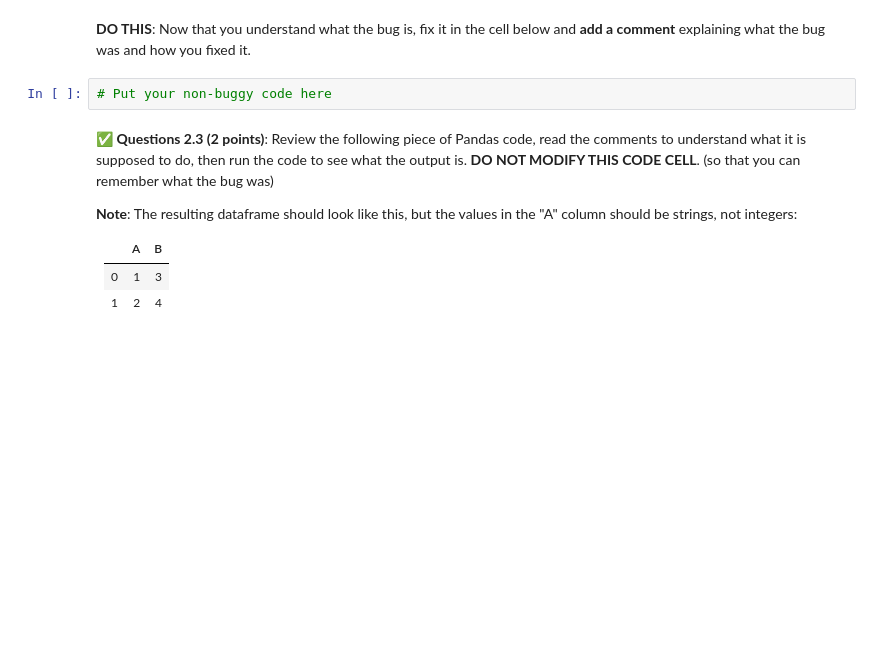
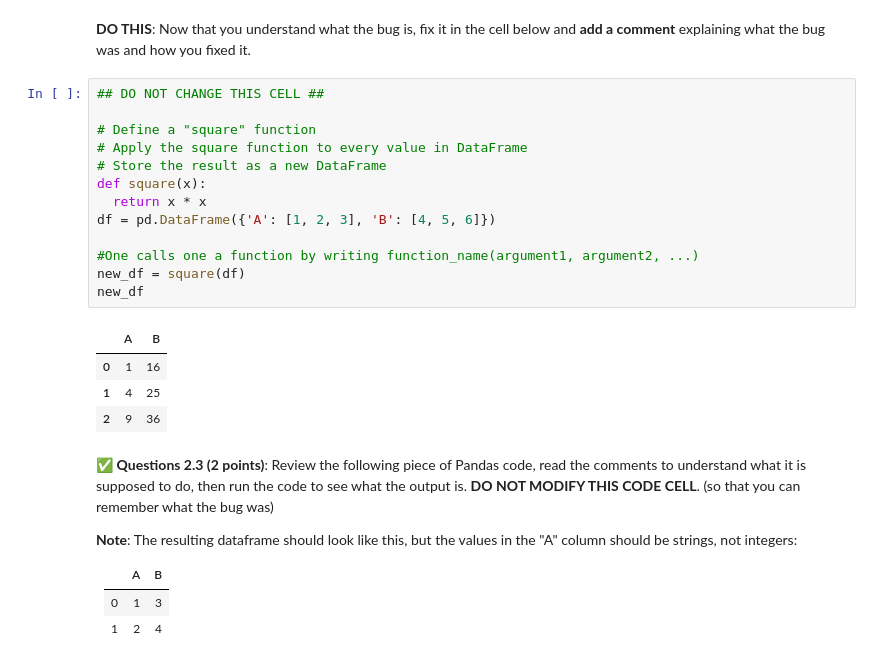
Before and after one commit to Jlozano351/CMSE202-s24-turnin, a Jupyter notebook: hw-01/HW-01_GitPracticeDebuggingPythonPackagesAndClasses-Juan José Lozano González.ipynb, the cells around one changed output. Saved outputs shown, nothing was run; the diff lists cells and outputs as text; blank space fills up the shorter version.

```diff
--- a/hw-01/HW-01_GitPracticeDebuggingPythonPackagesAndClasses-Juan José Lozano González.ipynb
+++ b/hw-01/HW-01_GitPracticeDebuggingPythonPackagesAndClasses-Juan José Lozano González.ipynb
@@ -235,8 +252,24 @@ If you need to write any code to explore the nature of the bug, please do so in
 # Put exploratory code here, if needed
 # %% [markdown]
 **DO THIS**: Now that you understand what the bug is, fix it in the cell below and **add a comment** explaining what the bug was and how you fixed it.
-# %%
-# Put your non-buggy code here
+# %%
+## DO NOT CHANGE THIS CELL ##
+
+# Define a "square" function
+# Apply the square function to every value in DataFrame
+# Store the result as a new DataFrame
+def square(x):
+  return x * x
+df = pd.DataFrame({'A': [1, 2, 3], 'B': [4, 5, 6]})
+
+#One calls one a function by writing function_name(argument1, argument2, ...)
+new_df = square(df)
+new_df
+# %% [output]
+|  | A | B |
+| 0 | 1 | 16 |
+| 1 | 4 | 25 |
+| 2 | 9 | 36 |
 # %% [markdown]
 &#9989; **Questions 2.3 (2 points)**: Review the following piece of Pandas code, read the comments to understand what it is supposed to do, then run the code to see what the output is. **DO NOT MODIFY THIS CODE CELL**. (so that you can remember what the bug was)
 
```
Also changed, not shown: parts of 7 cells of this notebook, 1 other file.
